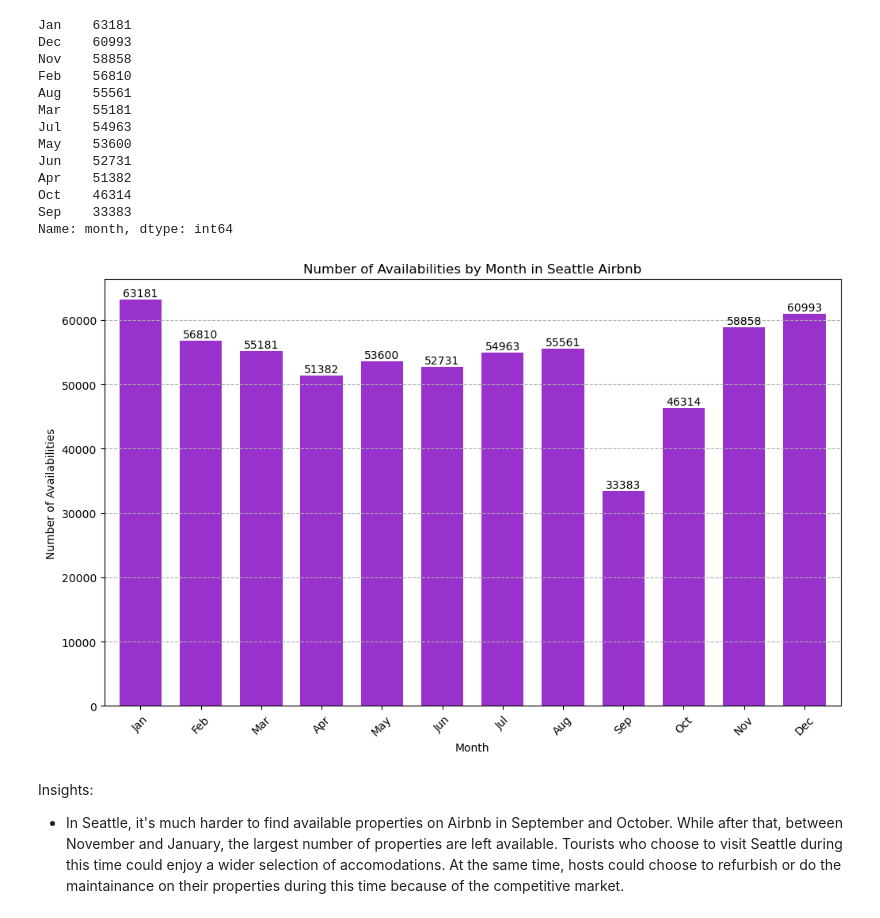
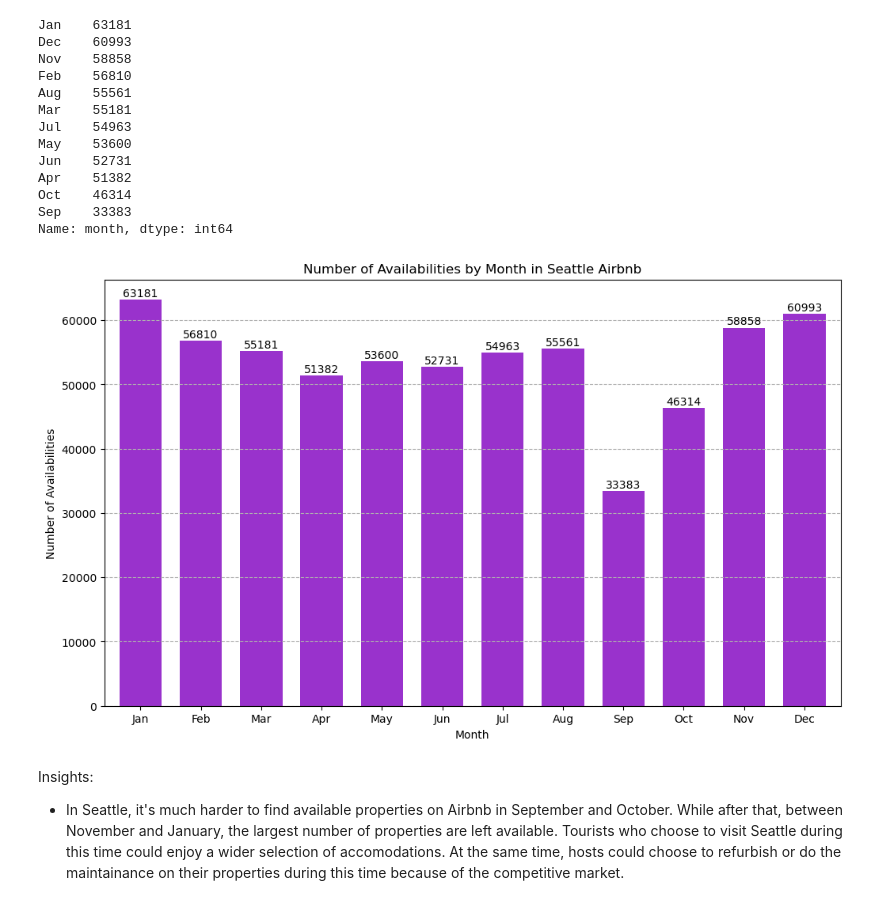
Before and after one commit to Hongyi-Luu/DS_Project-1, a Jupyter notebook: main.ipynb, the cells around one changed output. Drawn from its saved outputs; the diff is of its cells as text; code cells hidden in the pictures.

```diff
--- a/main.ipynb
+++ b/main.ipynb
@@ -374,31 +374,48 @@ Apr    51382
 Oct    46314
 Sep    33383
 Name: month, dtype: int64
-# %%
-# Create an ordered Categorical type (ensures the months of a year are in the correct order)
-months_order = ["Jan", "Feb", "Mar", "Apr", "May", "Jun", "Jul", "Aug", "Sep", "Oct", "Nov", "Dec"]
-df_p2_v2['month'] = pd.Categorical(df_p2_v2['month'], categories=months_order, ordered=True)
-
-
-# Now, when you calculate value_counts, the result will be in the order of the days of the week
-availability_counts = df_p2_v2['month'].value_counts().sort_index()
-
-# Plotting
-plt.figure(figsize=(12, 7))
-bars = availability_counts.plot(kind='bar', color='#9932CC', width=0.7)
-plt.title('Number of Availabilities by Month in Seattle Airbnb')
-plt.xlabel('Month')
-plt.ylabel('Number of Availabilities')
-plt.xticks(rotation=45)
-plt.grid(axis='y', linestyle='--')
-# plt.ylim(86000, 96000) # set y-axis limits
-# Adding the count above each bar
-for bar in bars.patches:
-    plt.text(bar.get_x() + bar.get_width() / 2, bar.get_height() + 100, f'{int(bar.get_height())}',
-             ha='center', va='bottom')
-plt.show()
-# %% [output]
-[figure, removed]
+# %%
+def barplot_value_counts(df, column_name, title, xlabel, ylabel, figsize=(12, 7), bar_color='#9932CC', bar_width=0.7):
+    """
+    Plots a bar chart of the value counts for a specified column in a DataFrame.
+
+    Inputs:
+    - df (pd.DataFrame): The DataFrame containing the data.
+    - column_name (str): The name of the column to be counted and plotted.
+    - title (str): The title of the plot.
+    - xlabel (str): The label for the x-axis.
+    - ylabel (str): The label for the y-axis.
+    - figsize (tuple): The size of the figure (width, height), default is (12, 7).
+    - bar_color (str): Color code for the bars, default is '#9932CC'.
+    - bar_width (float): The width of the bars, default is 0.7.
+
+    Outputs:
+    - The bar plot showing the value counts of the specified column.
+    """
+    # Calculate value counts and sort by the category order
+    months_order = ["Jan", "Feb", "Mar", "Apr", "May", "Jun", "Jul", "Aug", "Sep", "Oct", "Nov", "Dec"]
+    df[column_name] = pd.Categorical(df[column_name], categories=months_order, ordered=True)
+    value_counts = df[column_name].value_counts().sort_index()
+
+    # Plotting
+    plt.figure(figsize=figsize)
+    bars = value_counts.plot(kind='bar', color=bar_color, width=bar_width)
+    plt.title(title)
+    plt.xlabel(xlabel)
+    plt.ylabel(ylabel)
+    plt.xticks(rotation=0)
+    plt.grid(axis='y', linestyle='--')
+
+    # Adding the count above each bar
+    for bar in bars.patches:
+        plt.text(bar.get_x() + bar.get_width() / 2, bar.get_height() + 100, f'{int(bar.get_height())}',
+                 ha='center', va='bottom')
+
+    plt.show()
+
+barplot_value_counts(df_p2_v2, 'month', 'Number of Availabilities by Month in Seattle Airbnb', 'Month', 'Number of Availabilities')
+# %% [output]
+[figure, added]
 # %% [markdown]
 Insights:
 
```
Also changed, not shown: parts of 7 cells of this notebook.
